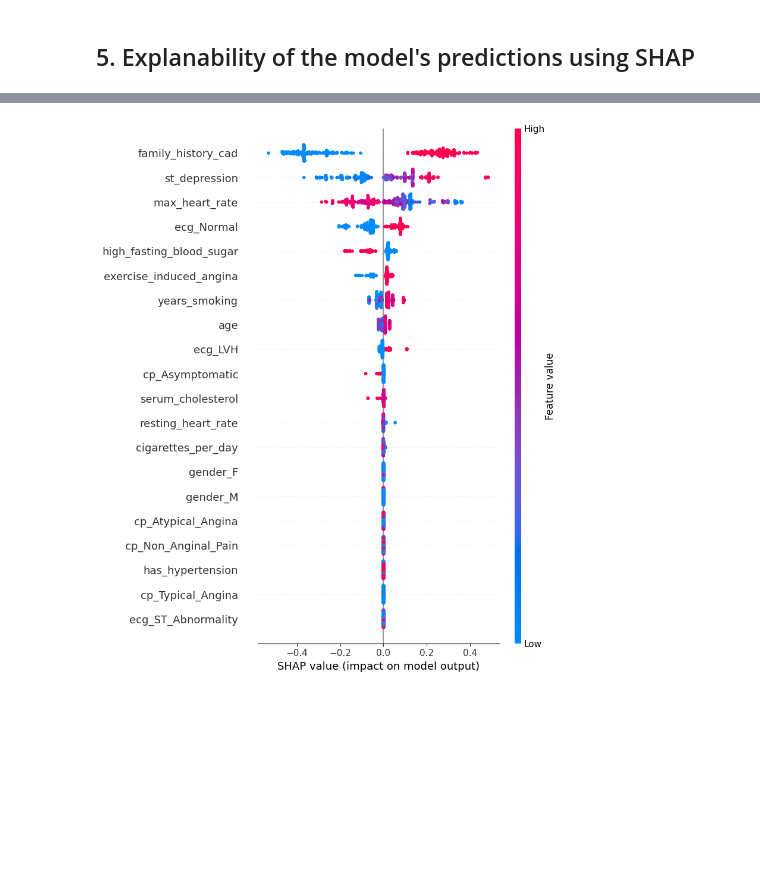
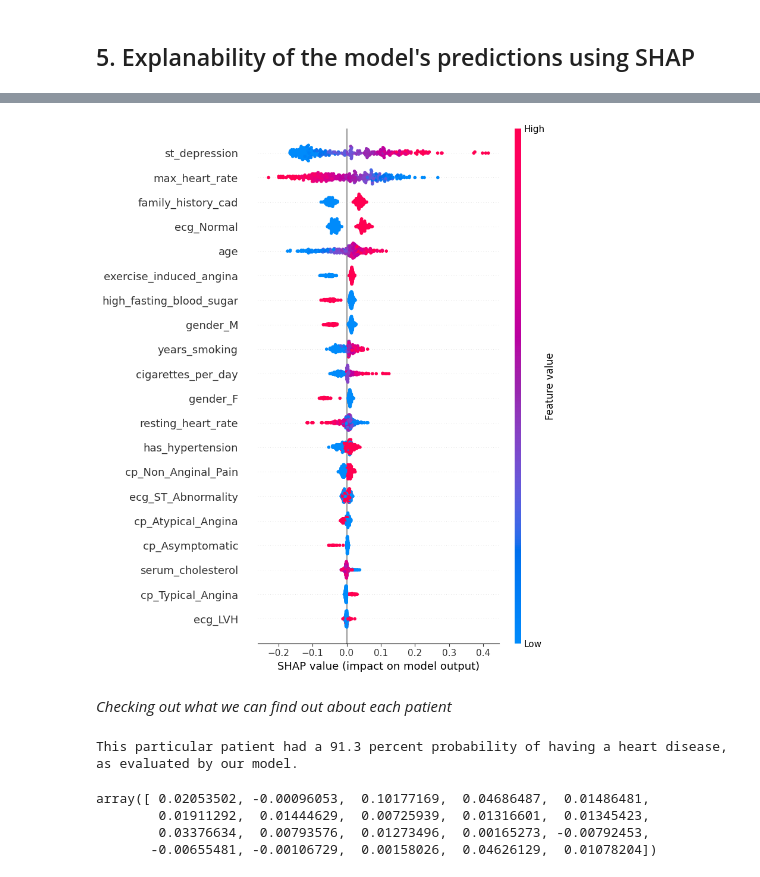
Before and after one commit to KentFre/CDS_CardioVision, a Jupyter notebook: data/04_heart_disease_predictive_analysis.ipynb, the cells around one changed output, grey strips where cells are left out. Drawn from its saved outputs; the diff is of its cells as text; code cells hidden in the pictures; blank space fills up the shorter version.

```diff
--- a/data/04_heart_disease_predictive_analysis.ipynb
+++ b/data/04_heart_disease_predictive_analysis.ipynb
@@ -52,7 +48,7 @@ Requirement already satisfied: six>=1.5 in /usr/local/lib/python3.10/dist-packag
 ## 1. Loading dataset
 # %%
 # Load the complete_case dataset that was already prepared for machine learning (Standardization, One-Hot-Encoding)
-df = pd.read_csv('complete_case_machine_learning_data.csv')
+df = pd.read_csv('02_processed_data/complete_case_machine_learning_data.csv')
 # %%
 # Display the first few rows
 df.head()
@@ -466,0 +448,9 @@ Best model:  <keras.wrappers.scikit_learn.KerasClassifier object at 0x...>
+# %%
+# Accessing the stored models from best_estimators
+logistic_regression = best_estimators['Logistic Regression']
+xgboost = best_estimators['XGBoost']
+gradient_boosting = best_estimators['Gradient Boosting']
+adaboost = best_estimators['AdaBoost']
+svc = best_estimators['Support Vector Machine']
+random_forest = best_estimators['Random Forest']
+neural_network = best_estimators['Neural Network']
@@ -576,32 +631,66 @@ Best model (Gradient Boosting) saved to best_model.pkl
 # %%
-# Preparing features
-X = df.drop(columns=["Has_heart_disease"])
-y = df["Has_heart_disease"]
+# Extract feature names, excluding the 'Has_heart_disease' column
+feature_names = df.columns.drop('Has_heart_disease')
 
-# Extract feature names from the DataFrame
-feature_names = X.columns
+# Access the best model (either from best_estimators or some other source)
+best_model = best_estimators[best_model_name]
+
+# Use a subset of X_train for SHAP calculation (if needed)
+X_train_subset = X_train[:]
+
+# If the model is a KerasClassifier, extract the underlying Keras model
+if isinstance(best_model, KerasClassifier):
+    # Extract the Keras model from the SciKeras wrapper
+    keras_model = best_model.model_
+else:
+    keras_model = best_model
 
 # Initialize SHAP explainer
-if best_model_name in ['Random Forest', 'XGBoost',
-                       'Decision Tree', 'Gradient Boosting',
-                       'AdaBoost', 'Extra Trees']:
+if best_model_name in ['Random Forest', 'XGBoost', 'Decision Tree', 'Gradient Boosting', 'AdaBoost', 'Extra Trees']:
     explainer = shap.TreeExplainer(best_model)
     shap_values = explainer.shap_values(X_train)
-elif best_model_name in ['Logistic Regression', 'Support Vector Machine', 'K-Nearest Neighbours', 'Naive Bayes']:
+elif best_model_name in ['Logistic Regression', 'Support Vector Machine', 'K-Nearest Neighbors', 'Naive Bayes']:
     explainer = shap.KernelExplainer(best_model.predict_proba, X_train)
     shap_values = explainer.shap_values(X_train, nsamples=100)
 elif best_model_name == 'Neural Network':
-    explainer = shap.DeepExplainer(best_model, X_train[:100])
-    shap_values = explainer.shap_values(X_train)
+    # Use the extracted Keras model for SHAP
+    explainer = shap.DeepExplainer(keras_model, X_train_subset)
+    shap_values = explainer.shap_values(X_train_subset)
+    shap_values = np.squeeze(shap_values)
 else:
     print(f"SHAP analysis not supported for {best_model_name}.")
     shap_values = None
 
 # Plot the SHAP summary plot
 if shap_values is not None:
-   shap.summary_plot(shap_values, features=X_train, feature_names=feature_names)
+
+    shap.summary_plot(shap_values, features=X_train_subset, feature_names=feature_names)
 else:
     print(f"SHAP analysis not supported for {best_model_name}.")
-    shap_values = None
 # %% [output]
-[figure, old version]
+[figure, new version]
+# %% [markdown]
+*Checking out what we can find out about each patient*
+# %%
+# Use `predict_proba` to get the predicted probabilities for each sample
+predicted_probabilities = best_model.predict_proba(X_test)
+
+# Print the probability for the first patient (first observation in X_test)
+# predicted_probabilities[0][1] represents the probability of class 1 (e.g., heart disease)
+print(
+    "This particular patient had a %.1f percent probability "
+    "of having a heart disease, as evaluated by our model." % (100 * predicted_probabilities[0][1])
+)
+# %% [output]
+This particular patient had a 91.3 percent probability of having a heart disease, as evaluated by our model.
+# %%
+# Change the dimensions of the shap_values / Just take the positive predicition part
+shap_values_patient = explainer.shap_values(X_test[0].reshape(1, -1))
+shap_values_patient = np.squeeze(shap_values_patient)
+
+shap_values_patient
+# %% [output]
+array([ 0.02053502, -0.00096053,  0.10177169,  0.04686487,  0.01486481,
+        0.01911292,  0.01444629,  0.00725939,  0.01316601,  0.01345423,
+        0.03376634,  0.00793576,  0.01273496,  0.00165273, -0.00792453,
+       -0.00655481, -0.00106729,  0.00158026,  0.04626129,  0.01078204])
```
Also changed, not shown: parts of 13 cells of this notebook, 6 other files.
